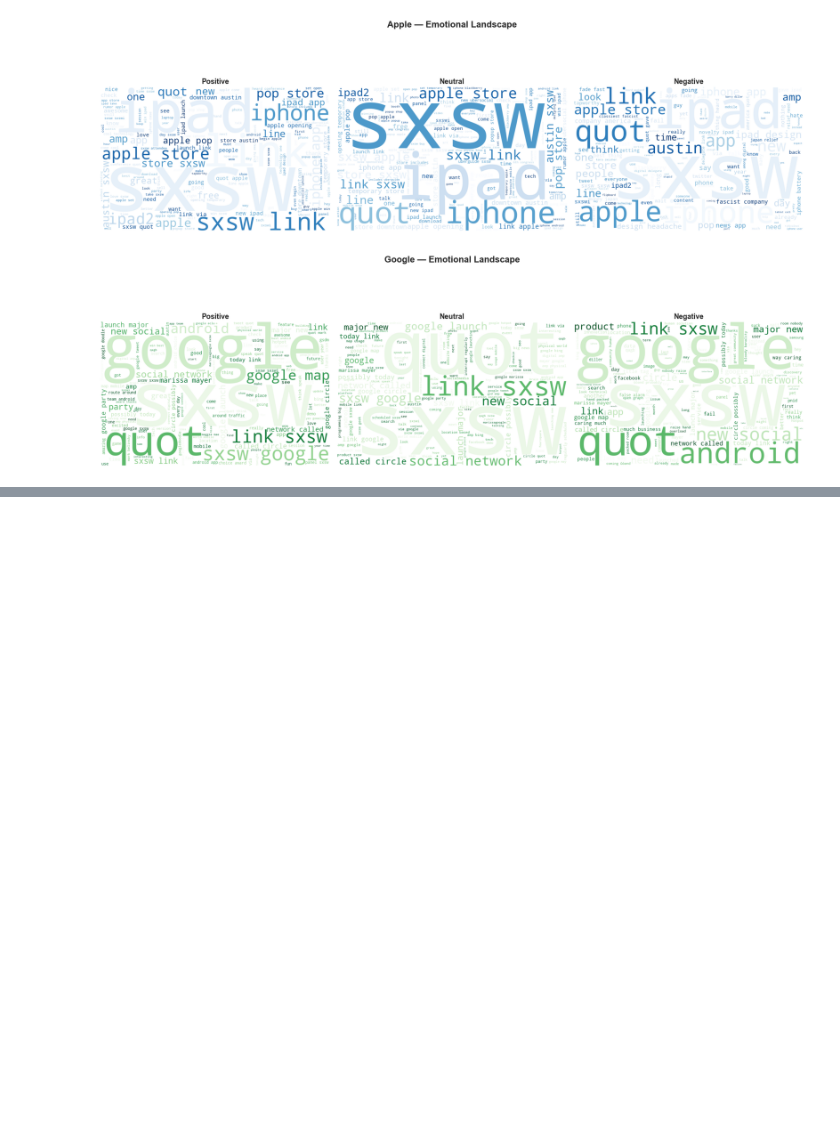
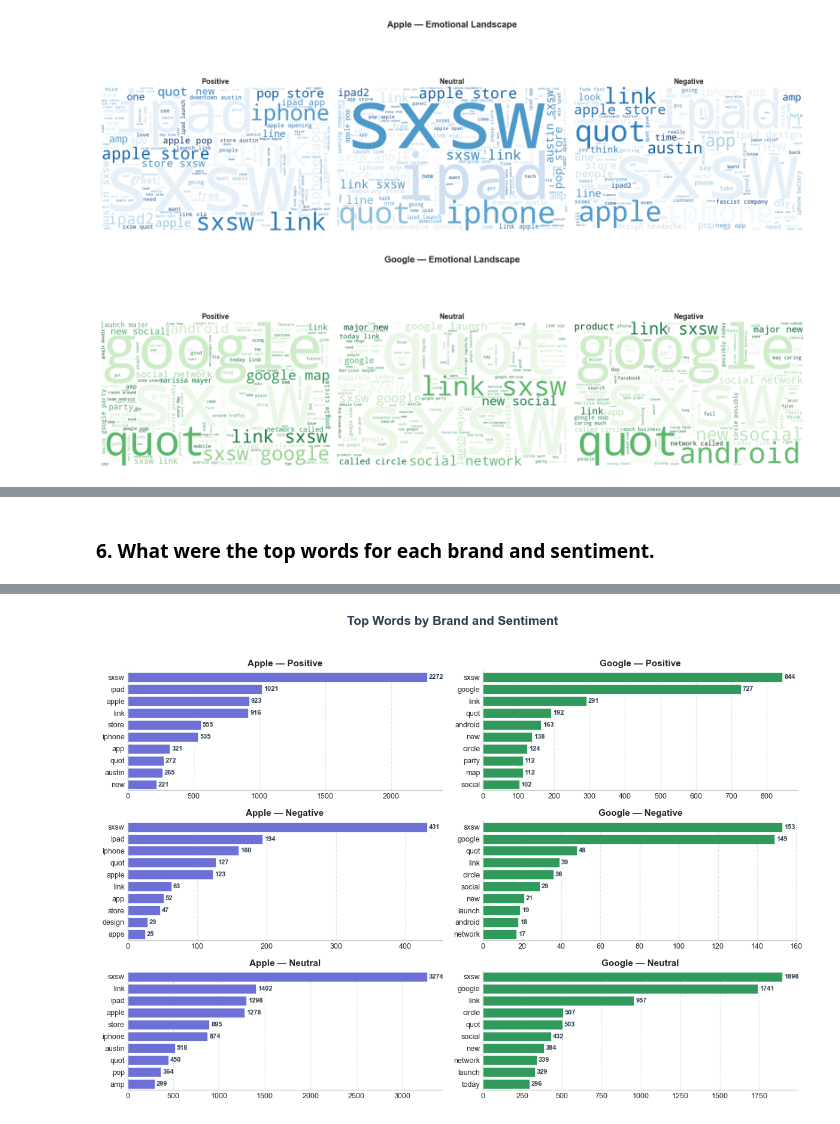
Before and after one commit to Vain-Guy/TechTones, a Jupyter notebook: techtones.ipynb, the cells around one changed output, grey strips where cells are left out. Saved outputs shown, nothing was run; the diff lists cells and outputs as text; code cells hidden in the pictures; blank space fills up the shorter version.

```diff
--- a/techtones.ipynb
+++ b/techtones.ipynb
@@ -1137,0 +1056,71 @@ Google          151     1813       826
+# %% [markdown]
+### 6. What were the top words for each brand and sentiment.
+# %%
+# Extract Top Words per Brand–Sentiment
+def get_top_words(df, brand, sentiment, n=10):
+    subset = df[(df["product"] == brand) & (df["sentiment"] == sentiment)]
+    if subset.empty:
+        return pd.DataFrame(columns=["Word", "Count"])
+
+    words = " ".join(subset["clean_tweet"]).split()
+    filtered = [w for w in words if len(w) > 2 and w.lower() not in STOPWORDS]
+    counts = Counter(filtered)
+
+    return pd.DataFrame(counts.most_common(n), columns=["Word", "Count"])
+
+# Collect Data
+sentiments = ["positive", "negative", "neutral"]
+brands = ["Apple", "Google"]
+top_words = {
+    f"{b}_{s}": get_top_words(df, b, s)
+    for b in brands for s in sentiments
+}
+
+# Console Output
+for key, tbl in top_words.items():
+    print(f"\n=== Top Words for {key.replace('_', ' ')} ===")
+    print(tbl.to_string(index=False))
+
+# Visualize
+fig, axes = plt.subplots(len(sentiments), len(brands), figsize=(12, 8), sharex=False)
+plt.suptitle(
+    "Top Words by Brand and Sentiment",
+    fontsize=15, fontweight="bold", color="#2C3E50", y=1.03
+)
+
+# Palette
+palette_map = {"Apple": "#5B5FE8", "Google": "#1FAA59"}
+
+for col, brand in enumerate(brands):
+    for row, sent in enumerate(sentiments):
+        ax = axes[row, col]
+        data = top_words[f"{brand}_{sent}"]
+
+        sns.barplot(
+            data=data,
+            y="Word", x="Count",
+            color=palette_map[brand],
+            ax=ax
+        )
+
+        ax.set_title(f"{brand} — {sent.capitalize()}", fontsize=11, fontweight="semibold", pad=6)
+        ax.set_xlabel("")
+        ax.set_ylabel("")
+        ax.tick_params(axis='both', labelsize=9)
+        ax.grid(axis="x", linestyle="--", alpha=0.5)
+        ax.set_axisbelow(True)
+
+        for spine in ["top", "right"]:
+            ax.spines[spine].set_visible(False)
+
+        # Bar labels
+        for container in ax.containers:
+            ax.bar_label(
+                container, fmt="%d",
+                fontsize=8, padding=2, color="#2C3E50", fontweight="semibold"
+            )
+
+# Tighten it all up
+plt.tight_layout()
+plt.show()
+# %% [output]
@@ -1137,0 +1144 @@ Google          151     1813       826
+[figure, added]
```
Also changed, not shown: parts of 19 cells of this notebook.
